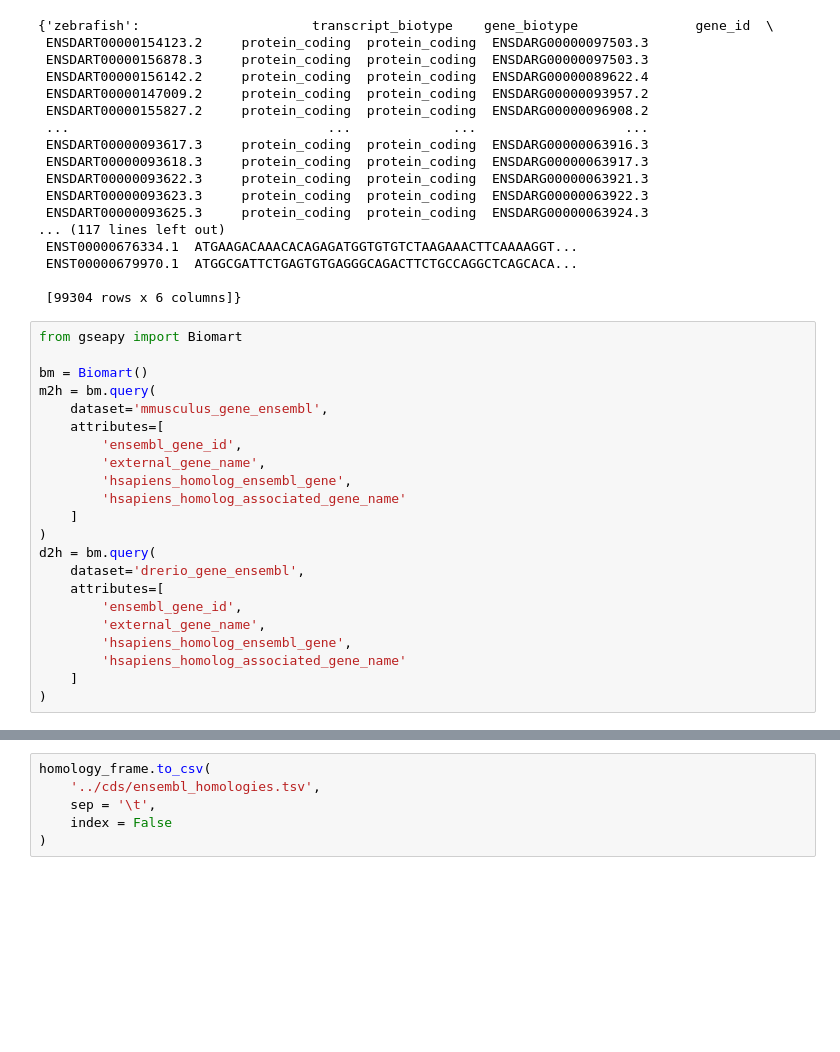
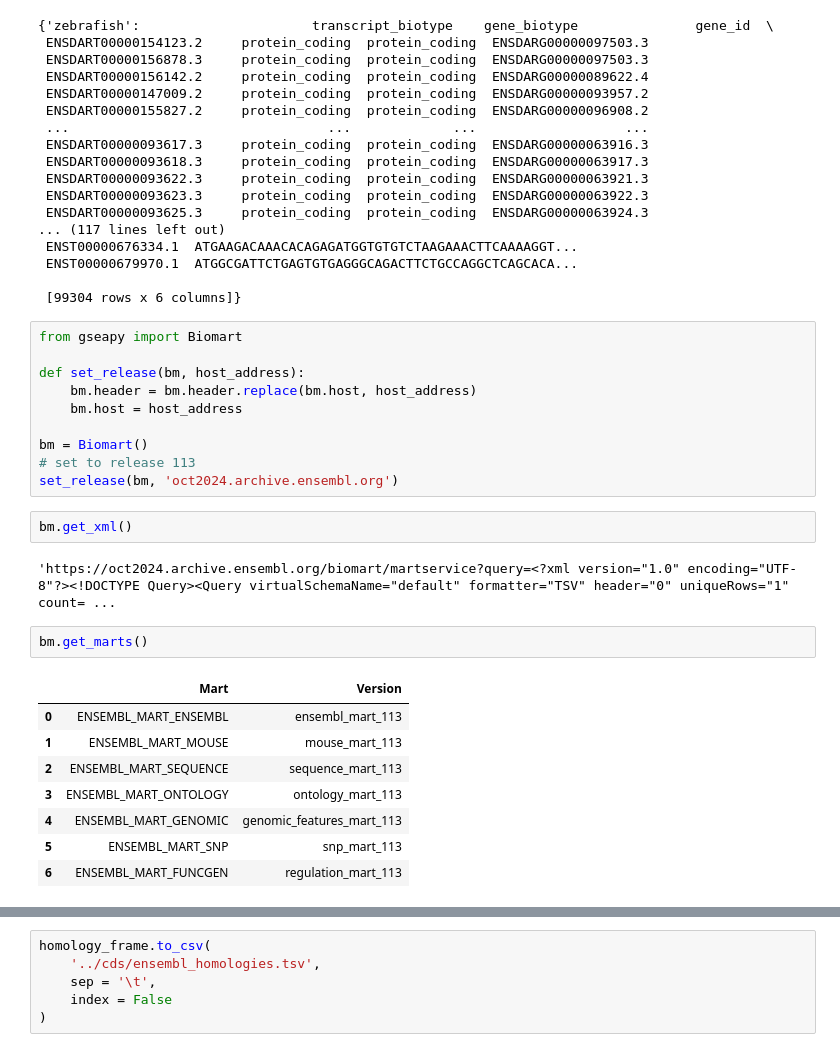
Before and after one commit to menchelab/Englmaier_et_al_2025, a Jupyter notebook: notebooks/species_comparison.ipynb, the cells around one changed output, grey strips where cells are left out. Drawn from its saved outputs; the diff is of its cells as text; blank space fills up the shorter version.

Commit message:
fix version ensembl version mismatch

```diff
--- a/notebooks/species_comparison.ipynb
+++ b/notebooks/species_comparison.ipynb
@@ -98,22 +98,25 @@ cds_frames
 # %%
 from gseapy import Biomart
 
+def set_release(bm, host_address):
+    bm.header = bm.header.replace(bm.host, host_address)
+    bm.host = host_address
+
 bm = Biomart()
-m2h = bm.query(
-    dataset='mmusculus_gene_ensembl',
-    attributes=[
-        'ensembl_gene_id',
-        'external_gene_name',
-        'hsapiens_homolog_ensembl_gene',
-        'hsapiens_homolog_associated_gene_name'
-    ]
-)
-d2h = bm.query(
-    dataset='drerio_gene_ensembl',
-    attributes=[
-        'ensembl_gene_id',
-        'external_gene_name',
-        'hsapiens_homolog_ensembl_gene',
-        'hsapiens_homolog_associated_gene_name'
-    ]
-)
+# set to release 113
+set_release(bm, 'oct2024.archive.ensembl.org')
+# %%
+bm.get_xml()
+# %% [output]
+'https://oct2024.archive.ensembl.org/biomart/martservice?query=<?xml version="1.0" encoding="UTF-8"?><!DOCTYPE Query><Query virtualSchemaName="default" formatter="TSV" header="0" uniqueRows="1" count= ...
+# %%
+bm.get_marts()
+# %% [output]
+|  | Mart | Version |
+| 0 | ENSEMBL_MART_ENSEMBL | ensembl_mart_113 |
+| 1 | ENSEMBL_MART_MOUSE | mouse_mart_113 |
+| 2 | ENSEMBL_MART_SEQUENCE | sequence_mart_113 |
+| 3 | ENSEMBL_MART_ONTOLOGY | ontology_mart_113 |
+| 4 | ENSEMBL_MART_GENOMIC | genomic_features_mart_113 |
+| 5 | ENSEMBL_MART_SNP | snp_mart_113 |
+| 6 | ENSEMBL_MART_FUNCGEN | regulation_mart_113 |
```
Also changed, not shown: parts of 23 cells of this notebook, 1 other file.
